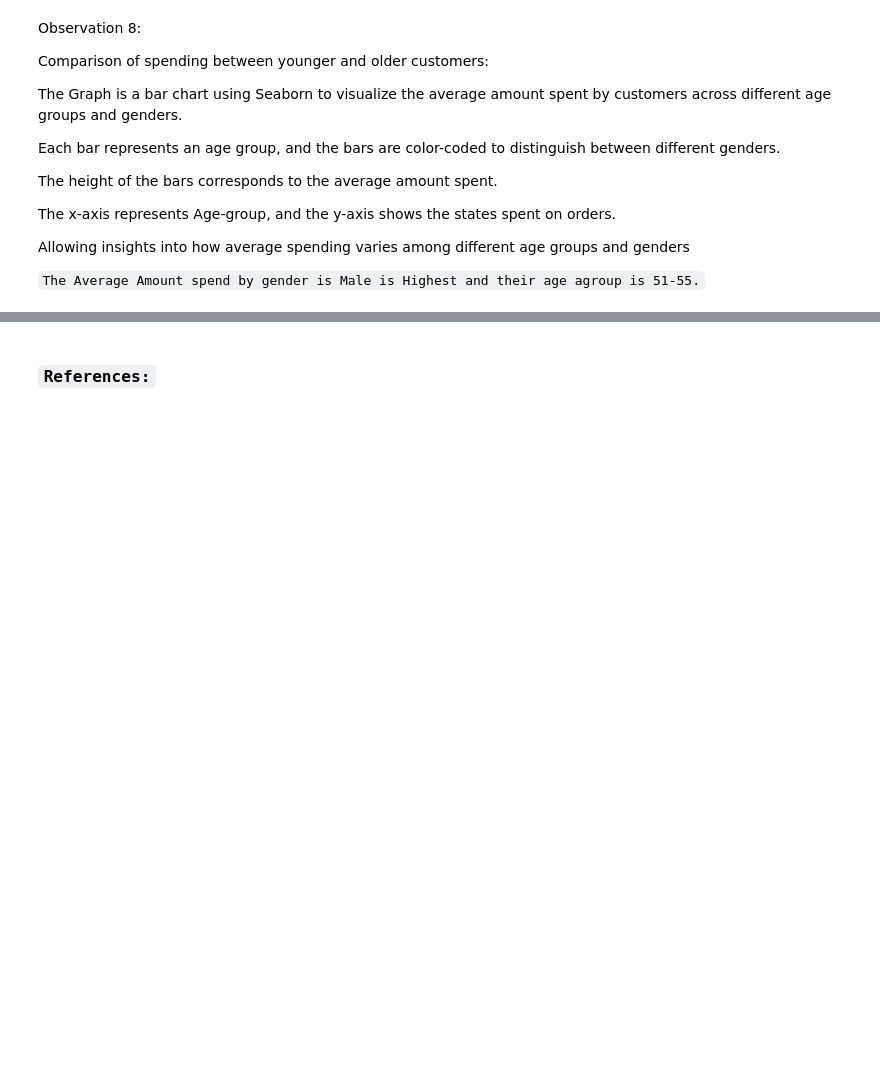
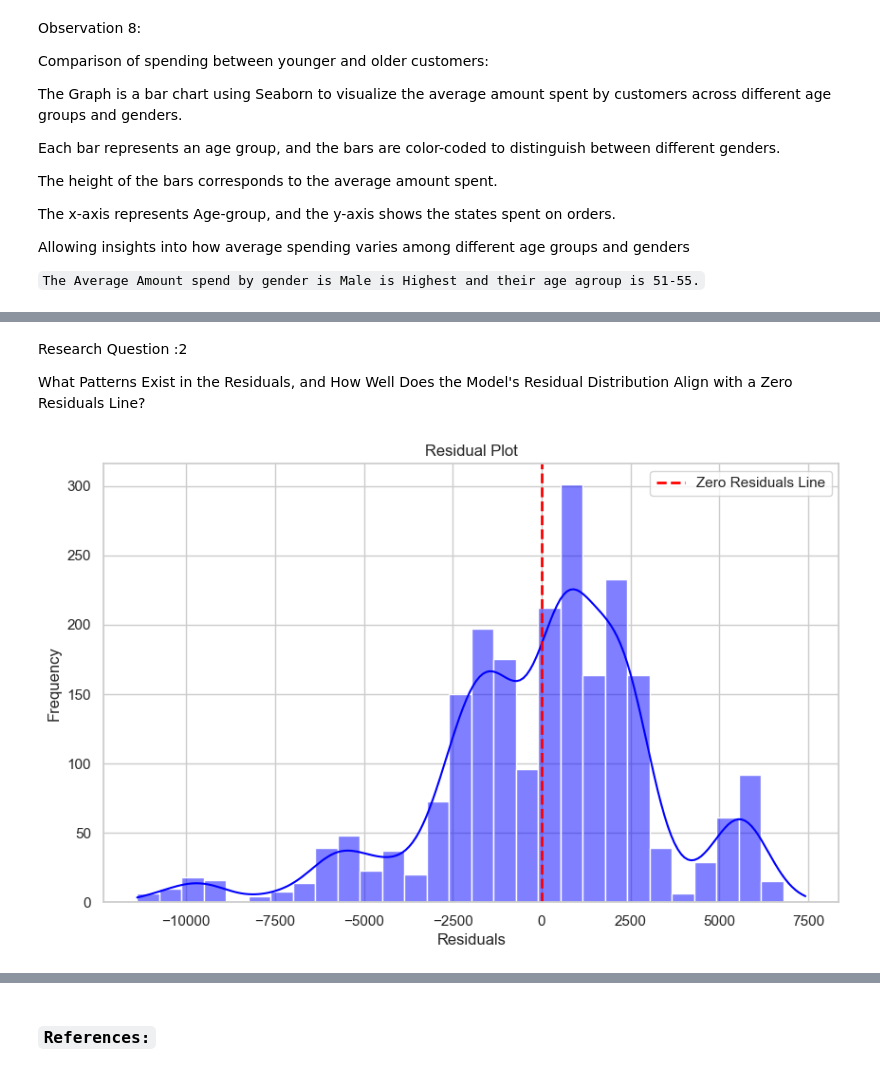
Before and after one commit to AshishRogannagari/Data-Aggregation-Grouping-reshaping-Analysiss, a Jupyter notebook: outputfile.ipynb, the cells around one changed output, grey strips where cells are left out. Cells and saved outputs as stored; diff of their text form; code cells hidden in the pictures; blank space fills up the shorter version.

```diff
--- a/outputfile.ipynb
+++ b/outputfile.ipynb
@@ -586,0 +705,8 @@ Allowing insights into how average spending varies among different age groups an
+# %% [markdown]
+Research Question :2
+
+What Patterns Exist in the Residuals, and How Well Does the Model's Residual Distribution Align with a Zero Residuals Line?
+# %%
+Regression.plotResiduals()
+# %% [output]
+[figure, added]
```
Also changed, not shown: parts of 39 cells of this notebook.
